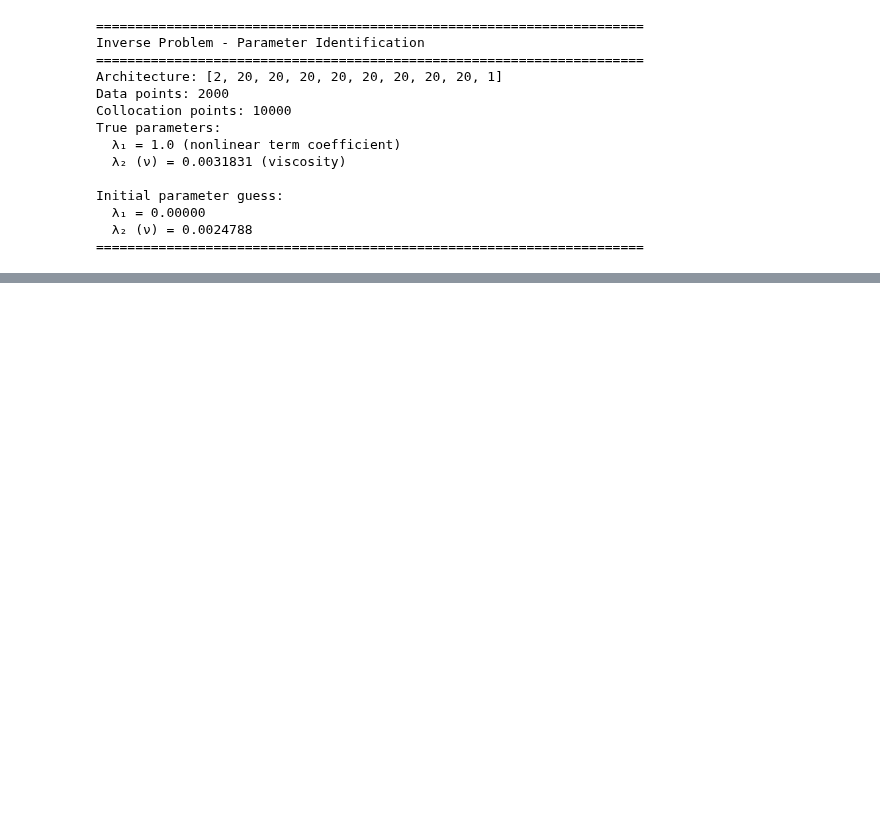
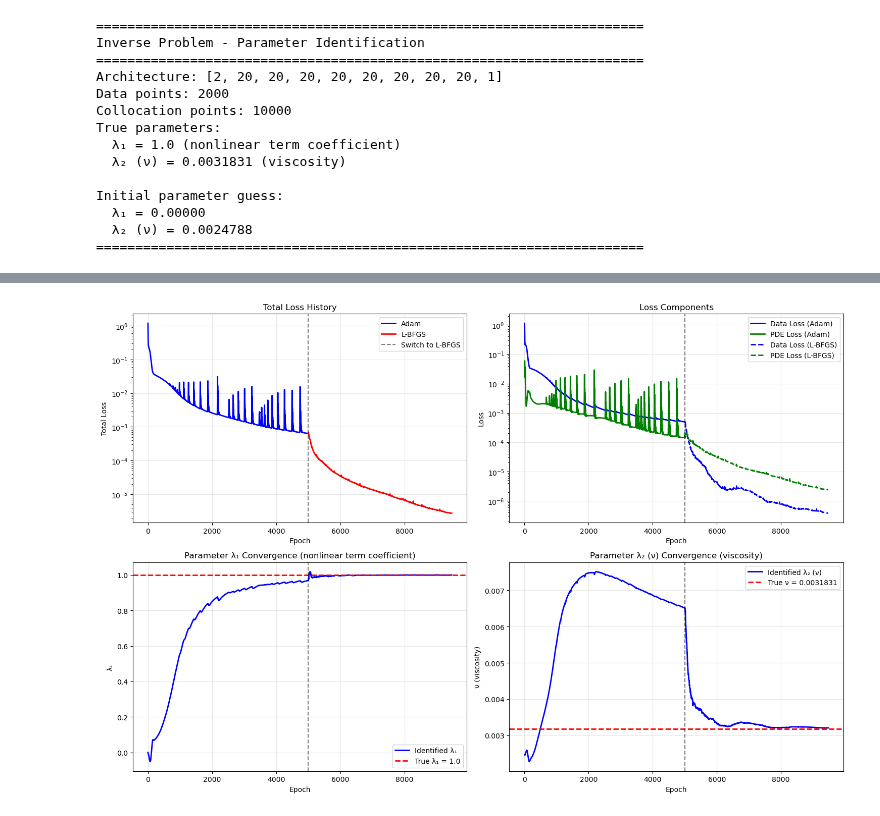
Before and after one commit to Paulchen-git/DL-Project, a Jupyter notebook: demo.ipynb, the cells around one changed output, grey strips where cells are left out. Drawn from its saved outputs; the diff is of its cells as text; code cells hidden in the pictures; blank space fills up the shorter version.

```diff
--- a/demo.ipynb
+++ b/demo.ipynb
@@ -974,16 +1010,16 @@ import matplotlib.pyplot as plt
 fig, axes = plt.subplots(2, 2, figsize=(15, 10))
 
 # Combine loss histories from both training phases
-total_epochs_adam = len(loss_history_adam['total'])
+total_epochs_adam = len(loss_history_adam[0]['total'])
 epochs_combined = list(range(1, total_epochs_adam + 1)) + \
-                  list(range(total_epochs_adam + 1, total_epochs_adam + len(loss_history_lbfgs['total']) + 1))
+                  list(range(total_epochs_adam + 1, total_epochs_adam + len(loss_history_lbfgs[1]['total']) + 1))
 
 # Plot 1: Total Loss
 ax = axes[0, 0]
-ax.semilogy(range(1, total_epochs_adam + 1), loss_history_adam['total'], 'b-', label='Adam', linewidth=2)
-if len(loss_history_lbfgs['total']) > 0:
-    ax.semilogy(range(total_epochs_adam + 1, total_epochs_adam + len(loss_history_lbfgs['total']) + 1),
-                loss_history_lbfgs['total'], 'r-', label='L-BFGS', linewidth=2)
+ax.semilogy(range(1, total_epochs_adam + 1), loss_history_adam[0]['total'], 'b-', label='Adam', linewidth=2)
+if len(loss_history_lbfgs[1]['total']) > 0:
+    ax.semilogy(range(total_epochs_adam + 1, total_epochs_adam + len(loss_history_lbfgs[1]['total']) + 1),
+                loss_history_lbfgs[1]['total'], 'r-', label='L-BFGS', linewidth=2)
 ax.axvline(total_epochs_adam, color='k', linestyle='--', alpha=0.5, label='Switch to L-BFGS')
 ax.set_xlabel('Epoch')
 ax.set_ylabel('Total Loss')
@@ -993,51 +1029,53 @@ ax.grid(True, alpha=0.3)
 
 # Plot 2: Data vs PDE Loss
 ax = axes[0, 1]
-ax.semilogy(range(1, total_epochs_adam + 1), loss_history_adam['data'], 'b-', label='Data Loss (Adam)', linewidth=2)
-ax.semilogy(range(1, total_epochs_adam + 1), loss_history_adam['pde'], 'g-', label='PDE Loss (Adam)', linewidth=2)
-if len(loss_history_lbfgs['data']) > 0:
-    ax.semilogy(range(total_epochs_adam + 1, total_epochs_adam + len(loss_history_lbfgs['data']) + 1),
-                loss_history_lbfgs['data'], 'b--', label='Data Loss (L-BFGS)', linewidth=2)
-    ax.semilogy(range(total_epochs_adam + 1, total_epochs_adam + len(loss_history_lbfgs['pde']) + 1),
-                loss_history_lbfgs['pde'], 'g--', label='PDE Loss (L-BFGS)', linewidth=2)
+ax.semilogy(range(1, total_epochs_adam + 1), loss_history_adam[0]['data'], 'b-', label='Data Loss (Adam)', linewidth=2)
+ax.semilogy(range(1, total_epochs_adam + 1), loss_history_adam[0]['pde'], 'g-', label='PDE Loss (Adam)', linewidth=2)
+if len(loss_history_lbfgs[1]['data']) > 0:
+    ax.semilogy(range(total_epochs_adam + 1, total_epochs_adam + len(loss_history_lbfgs[1]['data']) + 1),
+                loss_history_lbfgs[1]['data'], 'b--', label='Data Loss (L-BFGS)', linewidth=2)
+    ax.semilogy(range(total_epochs_adam + 1, total_epochs_adam + len(loss_history_lbfgs[1]['pde']) + 1),
+                loss_history_lbfgs[1]['pde'], 'g--', label='PDE Loss (L-BFGS)', linewidth=2)
 ax.axvline(total_epochs_adam, color='k', linestyle='--', alpha=0.5)
 ax.set_xlabel('Epoch')
 ax.set_ylabel('Loss')
 ax.set_title('Loss Components')
 ax.legend()
 ax.grid(True, alpha=0.3)
 
 # Plot 3: Lambda_1 Convergence
 ax = axes[1, 0]
-ax.plot(range(1, total_epochs_adam + 1), loss_history_adam['lambda_1'], 'b-', linewidth=2, label='Identified λ₁')
-if len(loss_history_lbfgs['lambda_1']) > 0:
-    ax.plot(range(total_epochs_adam + 1, total_epochs_adam + len(loss_history_lbfgs['lambda_1']) + 1),
-            loss_history_lbfgs['lambda_1'], 'b-', linewidth=2)
+ax.plot(range(1, total_epochs_adam + 1), loss_history_adam[0]['lambda_1'], 'b-', linewidth=2, label='Identified λ₁')
+if len(loss_history_lbfgs[1]['lambda_1']) > 0:
+    ax.plot(range(total_epochs_adam + 1, total_epochs_adam + len(loss_history_lbfgs[1]['lambda_1']) + 1),
+            loss_history_lbfgs[1]['lambda_1'], 'b-', linewidth=2)
 ax.axhline(1.0, color='r', linestyle='--', linewidth=2, label='True λ₁ = 1.0')
 ax.axvline(total_epochs_adam, color='k', linestyle='--', alpha=0.5)
 ax.set_xlabel('Epoch')
 ax.set_ylabel('λ₁')
 ax.set_title('Parameter λ₁ Convergence (nonlinear term coefficient)')
 ax.legend()
 ax.grid(True, alpha=0.3)
 
 # Plot 4: Lambda_2 (nu) Convergence
 ax = axes[1, 1]
-ax.plot(range(1, total_epochs_adam + 1), loss_history_adam['lambda_2'], 'b-', linewidth=2, label='Identified λ₂ (ν)')
-if len(loss_history_lbfgs['lambda_2']) > 0:
-    ax.plot(range(total_epochs_adam + 1, total_epochs_adam + len(loss_history_lbfgs['lambda_2']) + 1),
-            loss_history_lbfgs['lambda_2'], 'b-', linewidth=2)
+ax.plot(range(1, total_epochs_adam + 1), loss_history_adam[0]['lambda_2'], 'b-', linewidth=2, label='Identified λ₂ (ν)')
+if len(loss_history_lbfgs[1]['lambda_2']) > 0:
+    ax.plot(range(total_epochs_adam + 1, total_epochs_adam + len(loss_history_lbfgs[1]['lambda_2']) + 1),
+            loss_history_lbfgs[1]['lambda_2'], 'b-', linewidth=2)
 ax.axhline(nu, color='r', linestyle='--', linewidth=2, label=f'True ν = {nu:.7f}')
 ax.axvline(total_epochs_adam, color='k', linestyle='--', alpha=0.5)
 ax.set_xlabel('Epoch')
 ax.set_ylabel('ν (viscosity)')
 ax.set_title('Parameter λ₂ (ν) Convergence (viscosity)')
 ax.legend()
 ax.grid(True, alpha=0.3)
 
 plt.tight_layout()
 plt.savefig('inverse_problem_training.png', dpi=300, bbox_inches='tight')
 plt.show()
+# %% [output]
+[figure, added]
 # %%
 # Evaluate the inverse PINN solution and compare with exact solution
 X_eval, T_eval, U_pred_inverse = evaluate_solution(pinn_inverse, n_x=200, n_t=200, device=device)
```
Also changed, not shown: parts of 5 cells of this notebook, 8 other files.
